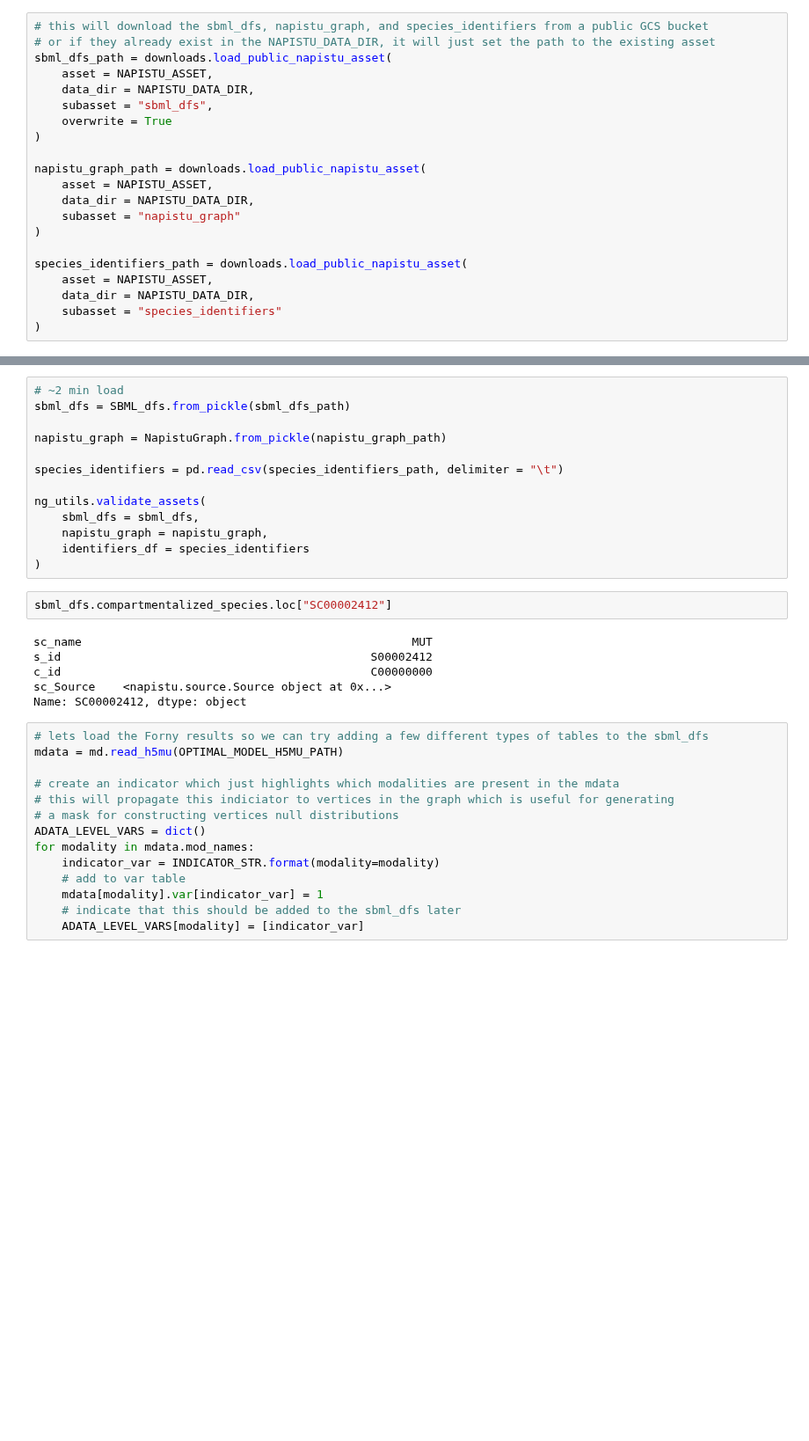
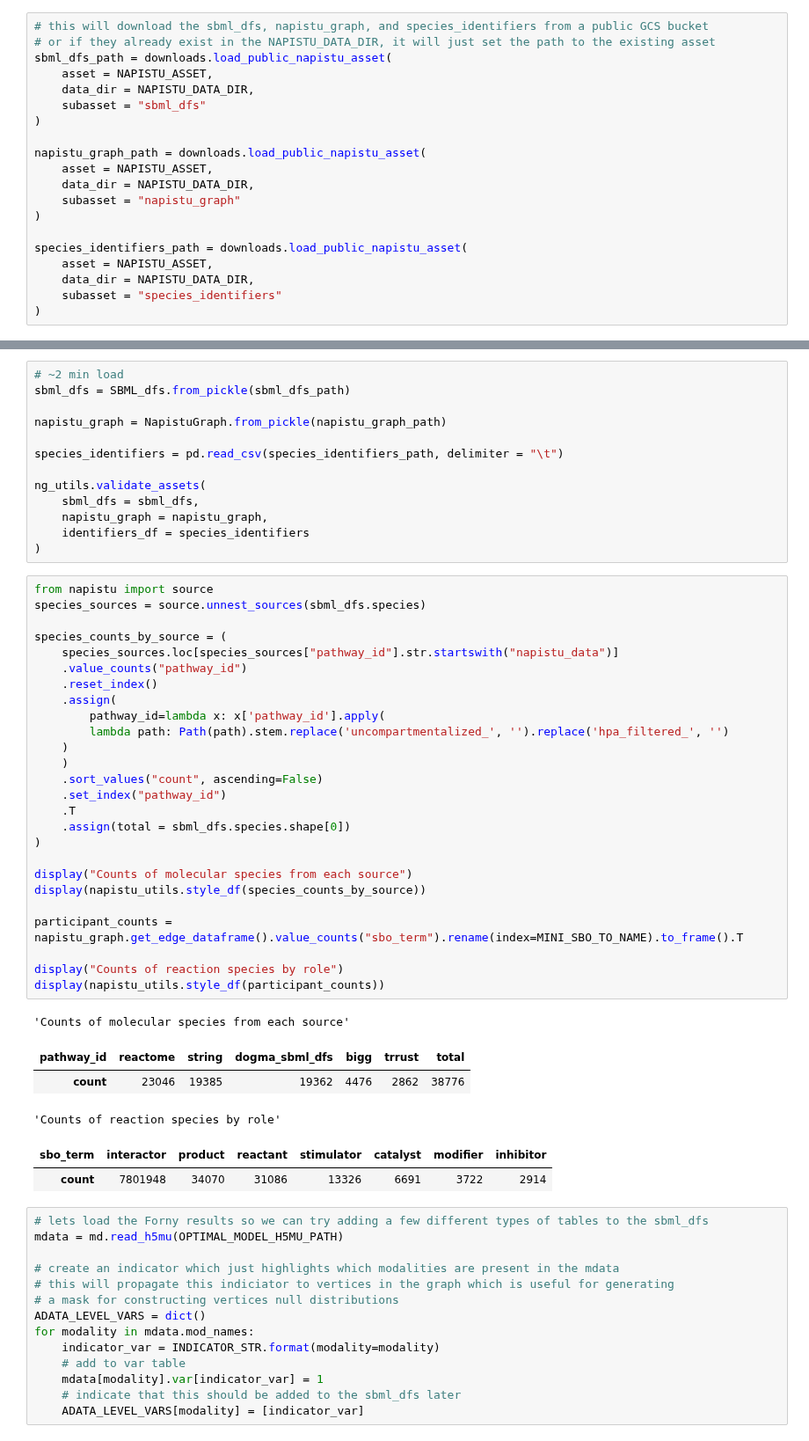
Before and after one commit to napistu/napistu-scrapyard, a Jupyter notebook: applications/forny_2023/napistu_forny.ipynb, the cells around one changed output, grey strips where cells are left out. Shown at 88% size. Saved outputs shown, nothing was run; the diff lists cells and outputs as text; blank space fills up the shorter version.

```diff
--- a/applications/forny_2023/napistu_forny.ipynb
+++ b/applications/forny_2023/napistu_forny.ipynb
@@ -150,8 +148,7 @@ OVERWRITE = False
 sbml_dfs_path = downloads.load_public_napistu_asset(
     asset = NAPISTU_ASSET,
     data_dir = NAPISTU_DATA_DIR,
-    subasset = "sbml_dfs",
-    overwrite = True
+    subasset = "sbml_dfs"
 )
 
 napistu_graph_path = downloads.load_public_napistu_asset(
@@ -186,14 +175,39 @@ ng_utils.validate_assets(
     napistu_graph = napistu_graph,
     identifiers_df = species_identifiers
 )
-# %%
-sbml_dfs.compartmentalized_species.loc["SC00002412"]
-# %% [output]
-sc_name                                                MUT
-s_id                                             S00002412
-c_id                                             C00000000
-sc_Source    <napistu.source.Source object at 0x...>
-Name: SC00002412, dtype: object
+# %%
+from napistu import source
+species_sources = source.unnest_sources(sbml_dfs.species)
+
+species_counts_by_source = (
+    species_sources.loc[species_sources["pathway_id"].str.startswith("napistu_data")]
+    .value_counts("pathway_id")
+    .reset_index()
+    .assign(
+        pathway_id=lambda x: x['pathway_id'].apply(
+        lambda path: Path(path).stem.replace('uncompartmentalized_', '').replace('hpa_filtered_', '')
+    )
+    )
+    .sort_values("count", ascending=False)
+    .set_index("pathway_id")
+    .T
+    .assign(total = sbml_dfs.species.shape[0])
+)
+
+display("Counts of molecular species from each source")
+display(napistu_utils.style_df(species_counts_by_source))
+
+participant_counts = napistu_graph.get_edge_dataframe().value_counts("sbo_term").rename(index=MINI_SBO_TO_NAME).to_frame().T
+
+display("Counts of reaction species by role")
+display(napistu_utils.style_df(participant_counts))
+# %% [output]
+'Counts of molecular species from each source'
+| pathway_id | reactome | string | dogma_sbml_dfs | bigg | trrust | total |
+| count | 23046 | 19385 | 19362 | 4476 | 2862 | 38776 |
+'Counts of reaction species by role'
+| sbo_term | interactor | product | reactant | stimulator | catalyst | modifier | inhibitor |
+| count | 7801948 | 34070 | 31086 | 13326 | 6691 | 3722 | 2914 |
 # %%
 # lets load the Forny results so we can try adding a few different types of tables to the sbml_dfs
 mdata = md.read_h5mu(OPTIMAL_MODEL_H5MU_PATH)
```
Also changed, not shown: parts of 21 cells of this notebook, 1 other file.
